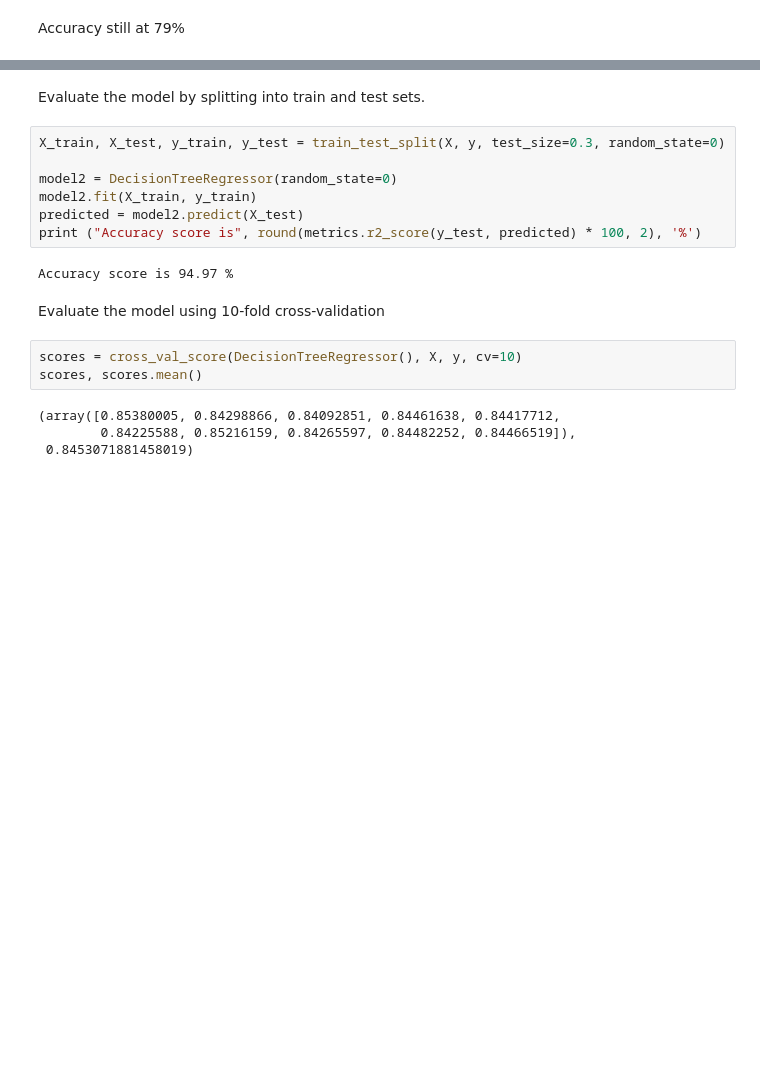
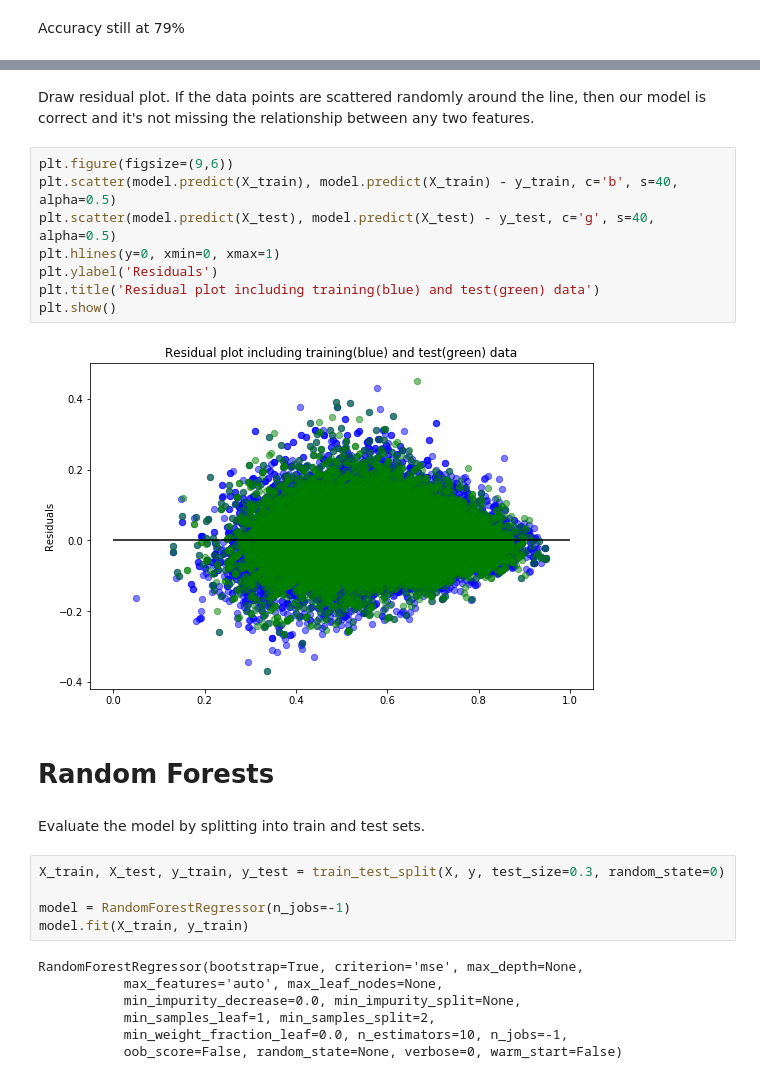
Before and after one commit to siddharthalal/Project-2---Predicting-Player-s-Ratings, a Jupyter notebook: Project 2 - Predicting Player's Rating.ipynb, the cells around one changed output, grey strips where cells are left out. Saved outputs shown, nothing was run; the diff lists cells and outputs as text; blank space fills up the shorter version.

```diff
--- a/Project 2 - Predicting Player's Rating.ipynb
+++ b/Project 2 - Predicting Player's Rating.ipynb
@@ -348,20 +285,29 @@ model.score(X, y)
+# %% [markdown]
+Draw residual plot. If the data points are scattered randomly around the line, then our model is correct
+and it's not missing the relationship between any two features.
+# %%
+plt.figure(figsize=(9,6))
+plt.scatter(model.predict(X_train), model.predict(X_train) - y_train, c='b', s=40, alpha=0.5)
+plt.scatter(model.predict(X_test), model.predict(X_test) - y_test, c='g', s=40, alpha=0.5)
+plt.hlines(y=0, xmin=0, xmax=1)
+plt.ylabel('Residuals')
+plt.title('Residual plot including training(blue) and test(green) data')
+plt.show()
+# %% [output]
+[figure, added]
+# %% [markdown]
+# Random Forests
 # %% [markdown]
 Evaluate the model by splitting into train and test sets.
 # %%
 X_train, X_test, y_train, y_test = train_test_split(X, y, test_size=0.3, random_state=0)
 
-model2 = DecisionTreeRegressor(random_state=0)
-model2.fit(X_train, y_train)
-predicted = model2.predict(X_test)
-print ("Accuracy score is", round(metrics.r2_score(y_test, predicted) * 100, 2), '%')
+model = RandomForestRegressor(n_jobs=-1)
+model.fit(X_train, y_train)
 # %% [output]
-Accuracy score is 94.97 %
+RandomForestRegressor(bootstrap=True, criterion='mse', max_depth=None,
+           max_features='auto', max_leaf_nodes=None,
+           min_impurity_decrease=0.0, min_impurity_split=None,
+           min_samples_leaf=1, min_samples_split=2,
+           min_weight_fraction_leaf=0.0, n_estimators=10, n_jobs=-1,
+           oob_score=False, random_state=None, verbose=0, warm_start=False)
-# %% [markdown]
-Evaluate the model using 10-fold cross-validation
-# %%
-scores = cross_val_score(DecisionTreeRegressor(), X, y, cv=10)
-scores, scores.mean()
-# %% [output]
-(array([0.85380005, 0.84298866, 0.84092851, 0.84461638, 0.84417712,
-        0.84225588, 0.85216159, 0.84265597, 0.84482252, 0.84466519]),
- 0.8453071881458019)
```
Also changed, not shown: parts of 56 cells of this notebook.
